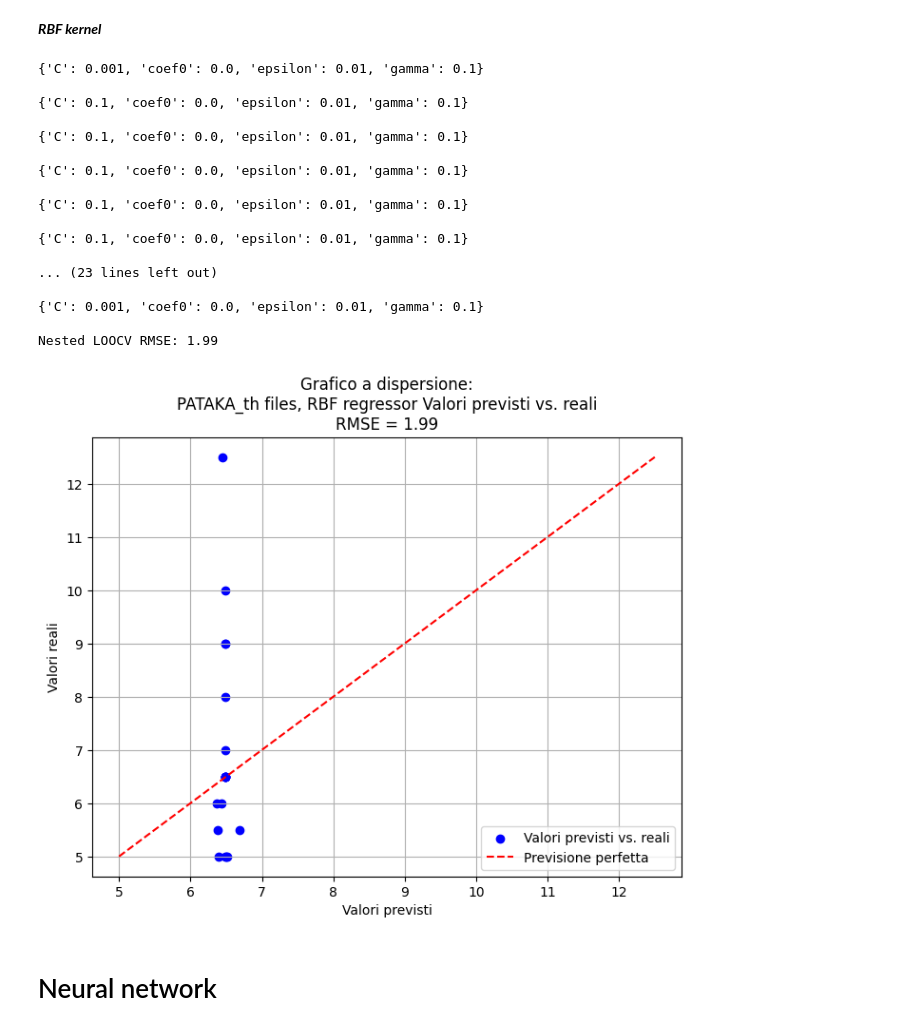
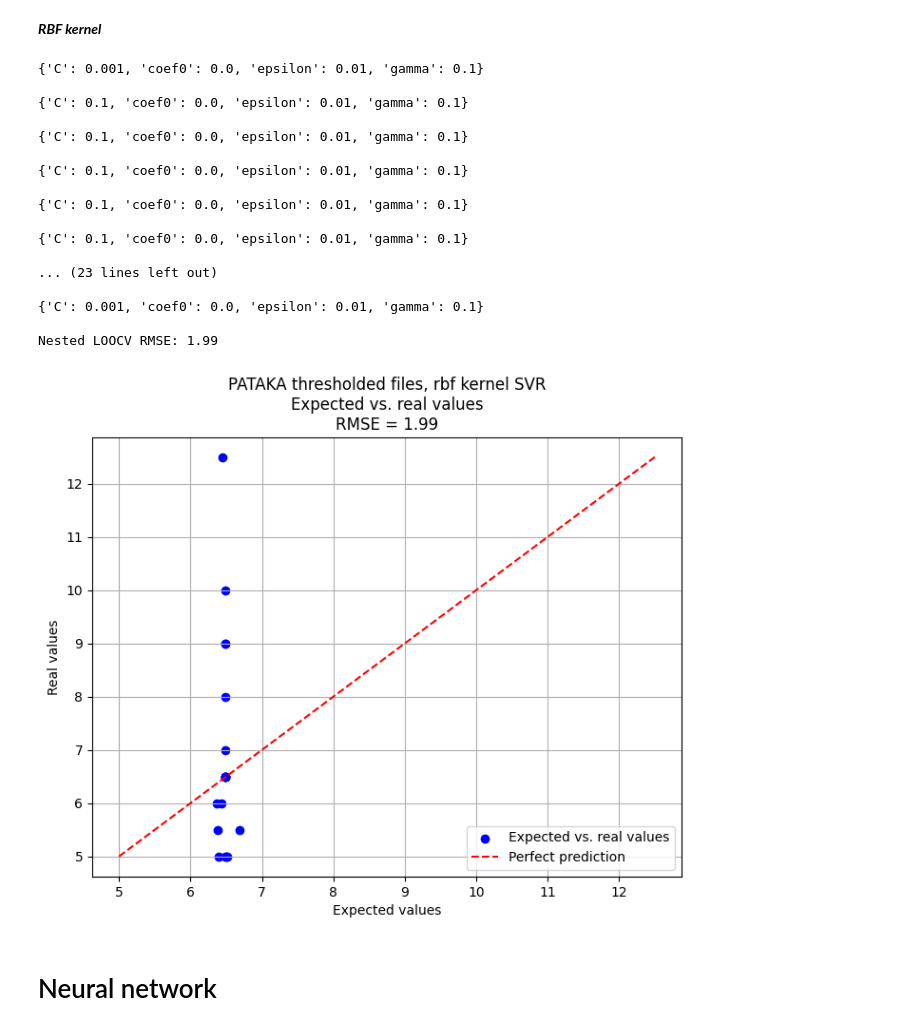
Before and after one commit to GiuseppeCurrao/Extraction-of-vocal-feature-for-ALS-speech-score-regression, a Jupyter notebook: Code/Regressor_PATAKA.ipynb, the cells around one changed output. Saved outputs shown, nothing was run; the diff lists cells and outputs as text; code cells hidden in the pictures.

```diff
--- a/Code/Regressor_PATAKA.ipynb
+++ b/Code/Regressor_PATAKA.ipynb
@@ -622,4 +600,15 @@ param_grid = {
 # %%
+loo=LeaveOneOut()
+y_true = []
+y_pred = []
+
+param_grid = {
+    'C': [0.001, 0.01, 0.1],
+    'gamma': [0.1, 0.5, 1],
+    'epsilon': [0.01, 0.05, 0.1],
+    'coef0': [0.0, 0.1, 0.5]
+}
+
 for train_index, test_index in loo.split(X):
     X_train, X_test = X[train_index], X[test_index]
     y_train, y_test = y[train_index], y[test_index]
@@ -659,43 +648,41 @@ for i in range(len(y_pred)):
 
 # Calcolare l'RMSE sui risultati finali
 final_rmse = np.sqrt(mean_squared_error(y_t, y_p))
 print(f'Nested LOOCV RMSE: {final_rmse:.2f}')
 plt.figure(figsize=(8, 6))
-plt.scatter(y_p, y_t, color='blue', label='Valori previsti vs. reali')
+plt.scatter(y_p, y_t, color='blue', label='Expected vs. real values')
 
-# Aggiungi la linea di riferimento per una previsione perfetta
-plt.plot([y_t.min(), y_t.max()], [y_t.min(), y_t.max()], color='red', linestyle='--', label='Previsione perfetta')
+# Perfect prevision line
+plt.plot([y_t.min(), y_t.max()], [y_t.min(), y_t.max()], color='red', linestyle='--', label='Perfect prediction')
 
-# Aggiungi etichette agli assi e un titolo al grafico
-plt.xlabel('Valori previsti')
-plt.ylabel('Valori reali')
-plt.title('Grafico a dispersione:\nPATAKA_th files, RBF regressor Valori previsti vs. reali\nRMSE = {:.2f}'.format(final_rmse))
 
-# Aggiungi una legenda
+plt.xlabel('Expected values')
+plt.ylabel('Real values')
+plt.title('PATAKA thresholded files, rbf kernel SVR\nExpected vs. real values\nRMSE = {:.2f}'.format(final_rmse))
+
 plt.legend()
 
-# Mostra il grafico
 plt.grid(True)
 plt.show()
 # %% [output]
 {'C': 0.001, 'coef0': 0.0, 'epsilon': 0.01, 'gamma': 0.1}
 
 {'C': 0.1, 'coef0': 0.0, 'epsilon': 0.01, 'gamma': 0.1}
 
 {'C': 0.1, 'coef0': 0.0, 'epsilon': 0.01, 'gamma': 0.1}
 
 {'C': 0.1, 'coef0': 0.0, 'epsilon': 0.01, 'gamma': 0.1}
 
 {'C': 0.1, 'coef0': 0.0, 'epsilon': 0.01, 'gamma': 0.1}
 
 {'C': 0.1, 'coef0': 0.0, 'epsilon': 0.01, 'gamma': 0.1}
 
 ... (23 lines left out)
 
 {'C': 0.001, 'coef0': 0.0, 'epsilon': 0.01, 'gamma': 0.1}
 
 Nested LOOCV RMSE: 1.99
-[figure, old version]
+[figure, new version]
 # %% [markdown]
 # Neural network
 # %%
```
Also changed, not shown: parts of 8 cells of this notebook, 39 other files.
